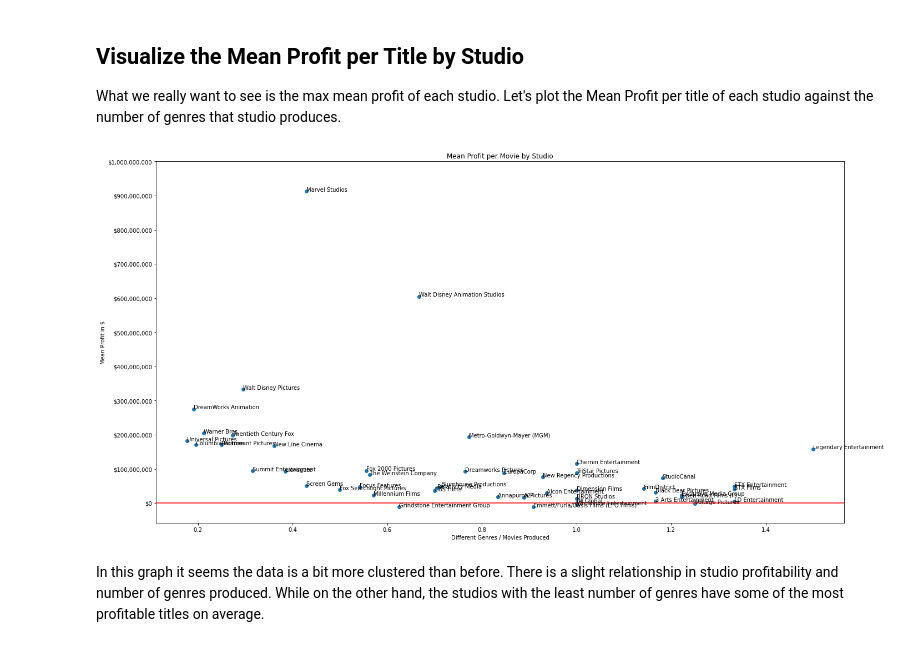
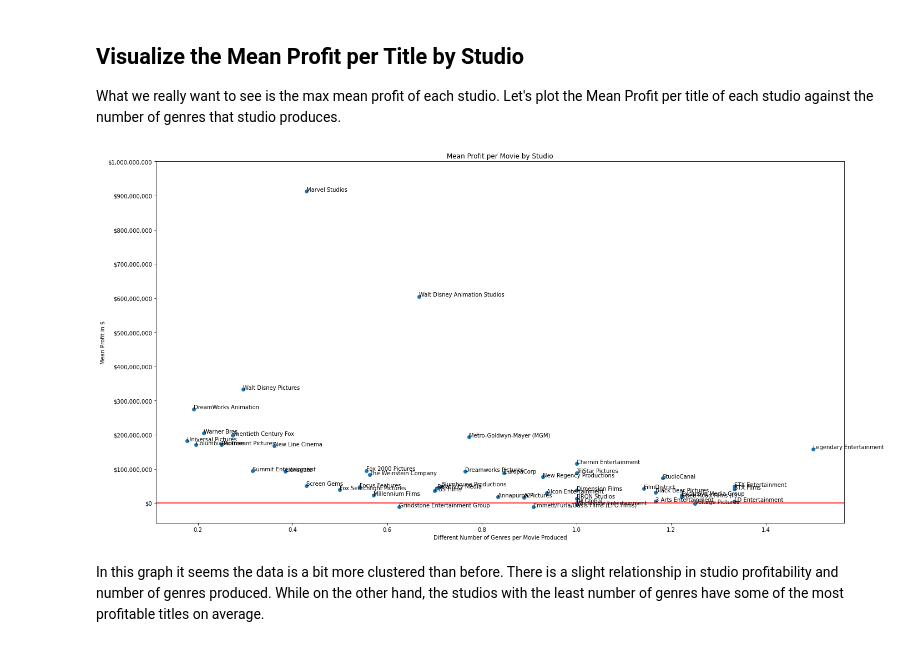
Before and after one commit to harryminds/Movie-Data-EDA, a Jupyter notebook: Movie Data EDA.ipynb, the cells around one changed output. Cells and saved outputs as stored; diff of their text form; code cells hidden in the pictures.

```diff
--- a/Movie Data EDA.ipynb
+++ b/Movie Data EDA.ipynb
@@ -403,19 +403,19 @@ What we really want to see is the max mean profit of each studio. Let's plot the
 # %%
 fig, ax = plt.subplots(figsize=(20,10))
 ax.scatter(studios_genre_df.genres_per_movies, studios_genre_df.mean_profit)
 ax.axhline(1, color='red')
 for i, txt in enumerate(studios_genre_df.studio):
     ax.annotate(txt, (studios_genre_df.genres_per_movies[i], studios_genre_df.mean_profit[i]), fontsize=10)
 ax.set_title('Mean Profit per Movie by Studio')
 ax.set_ylabel('Mean Profit in $')
 ax.yaxis.set_ticks(np.linspace(0,1000000000,11))
 ax.yaxis.set_major_formatter('${x:,.0f}')
-ax.set_xlabel('Average Number of Genres per Movie Produced')
+ax.set_xlabel('Different Number of Genres per Movie Produced')
 #ax.xaxis.set_ticks(np.linspace(4,18,15))
 plt.tight_layout()
 plt.show()
 # %% [output]
-[figure, old version]
+[figure, new version]
 # %% [markdown]
 In this graph it seems the data is a bit more clustered than before. There is a slight relationship in studio profitability and number of genres produced. While on the other hand, the studios with the least number of genres have some of the most profitable titles on average.
 # %% [markdown]
```
Also changed, not shown: parts of 1 cell of this notebook.
